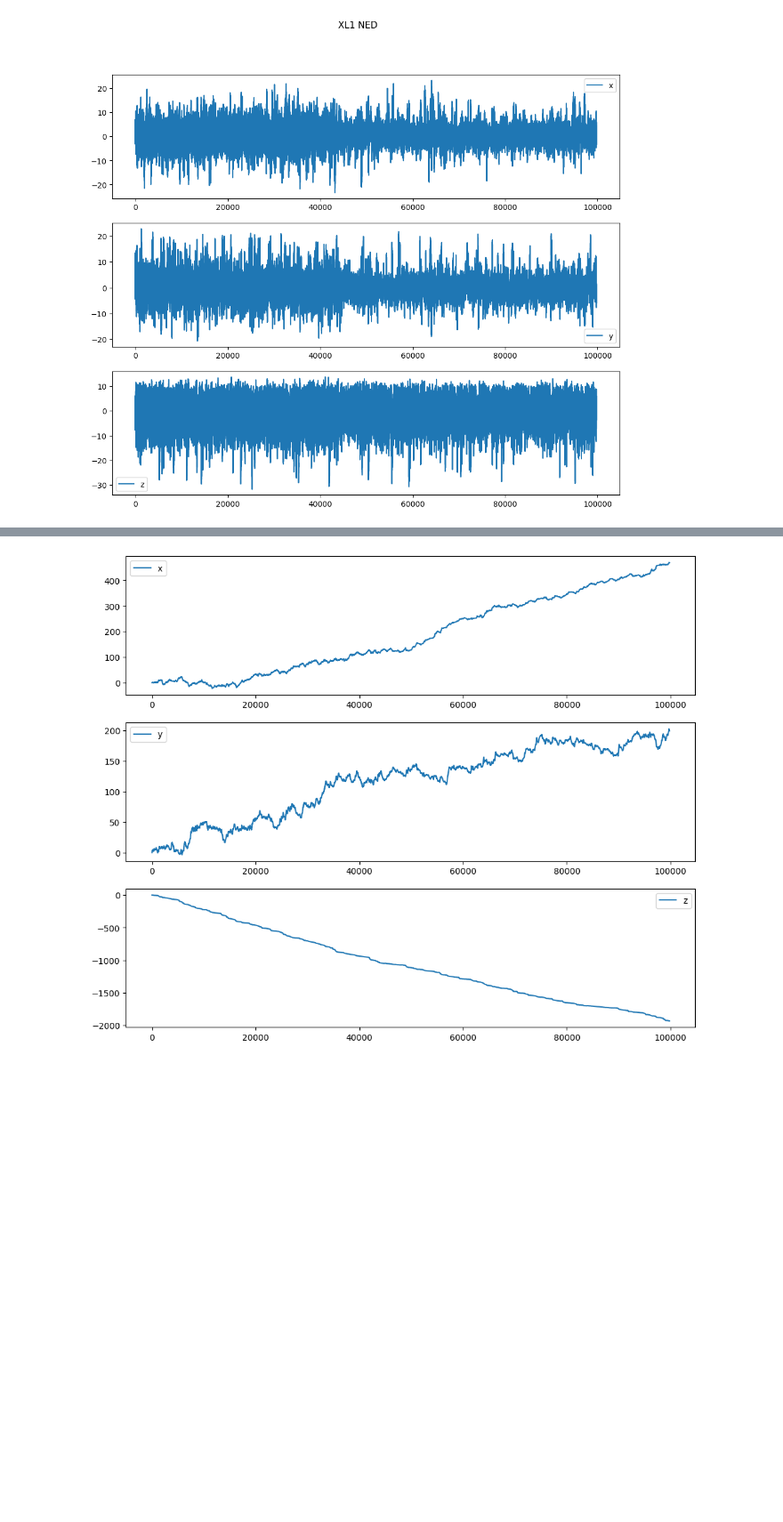
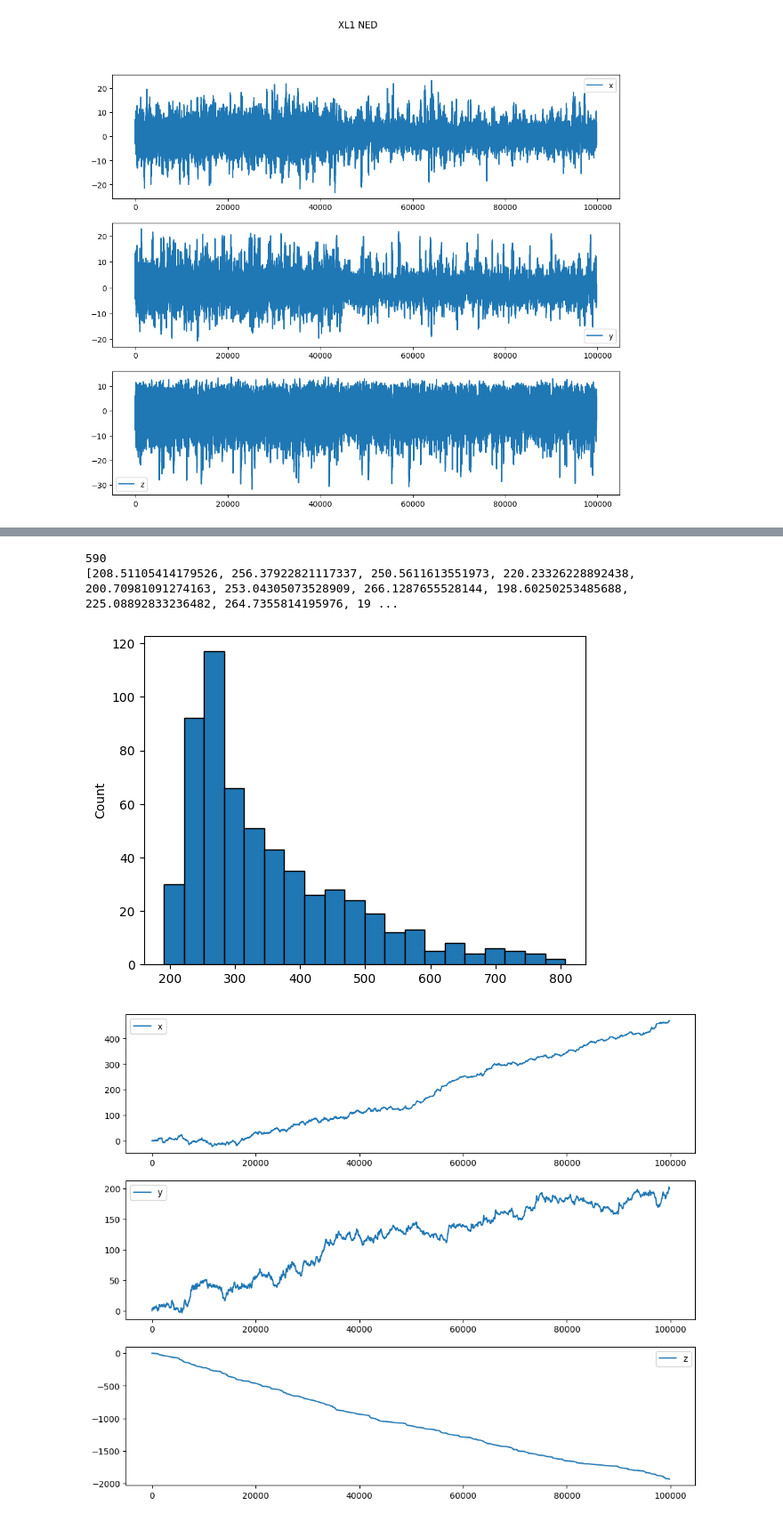
Before and after one commit to ahmedRafique744/Trim-management, a Jupyter notebook: imu_processing.ipynb, the cells around one changed output, grey strips where cells are left out. Shown at 89% size. Cells and saved outputs as stored; diff of their text form; code cells hidden in the pictures; blank space fills up the shorter version.

```diff
--- a/imu_processing.ipynb
+++ b/imu_processing.ipynb
@@ -687,3 +702,13 @@ Magnetometer Variance Average:
+# %%
+print(len(mag_total_interval_vals[1]))
+print(mag_total_interval_vals[1])
+plt.hist(mag_total_interval_vals[1], bins = 20, edgecolor="black")
+plt.ylabel("Count")
+plt.show()
+# %% [output]
+590
+[208.51105414179526, 256.37922821117337, 250.5611613551973, 220.23326228892438, 200.70981091274163, 253.04305073528909, 266.1287655528144, 198.60250253485688, 225.08892833236482, 264.7355814195976, 19 ...
+[figure, added]
 # %%
 def imu_dead_reckoning(xl_ned, dt):
     """Calculate position, velocity and bearing from xl/mag sensors in NED frame
```
Also changed, not shown: parts of 4 cells of this notebook.
